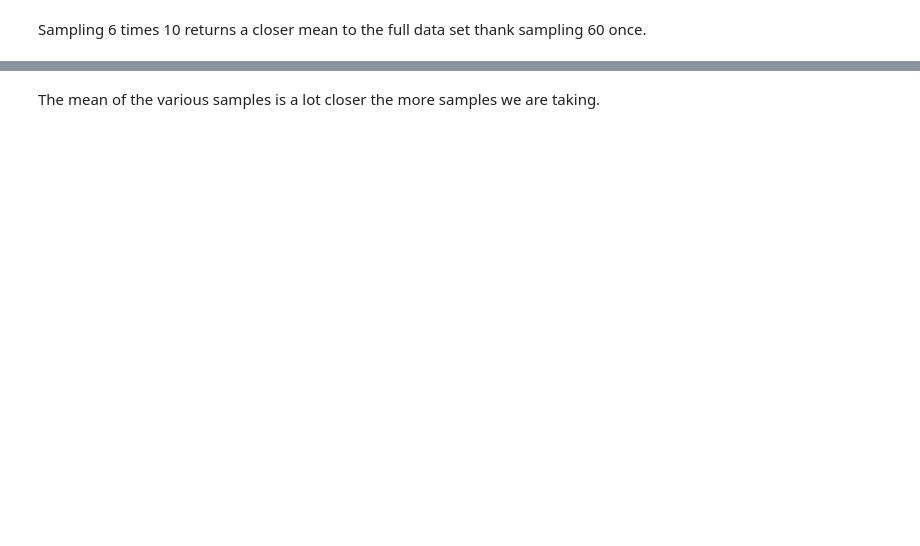
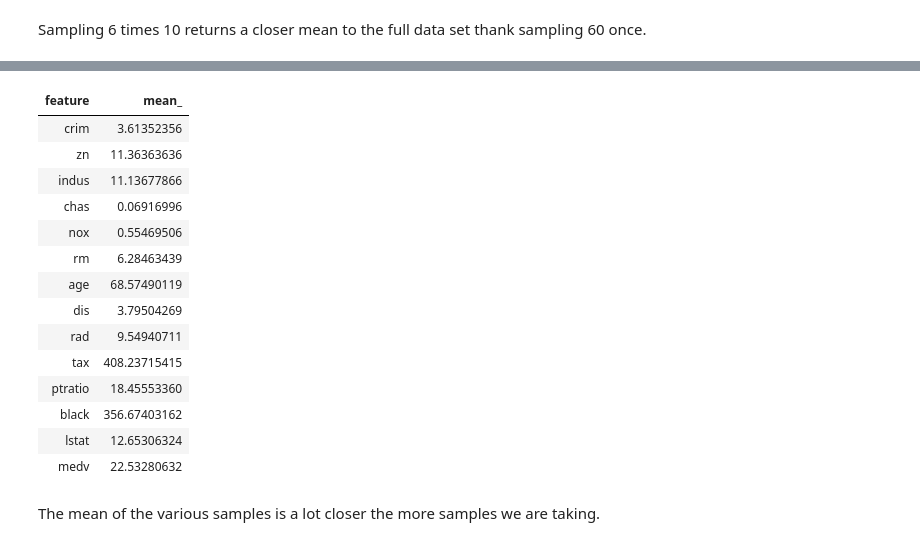
Before and after one commit to cleonadja/Boston-Housing-Data, a Jupyter notebook: ipynb/01-sampling_method.ipynb, the cells around one changed output, grey strips where cells are left out. Cells and saved outputs as stored; diff of their text form; code cells hidden in the pictures; blank space fills up the shorter version.

```diff
--- a/ipynb/01-sampling_method.ipynb
+++ b/ipynb/01-sampling_method.ipynb
@@ -75,2 +190,22 @@ for (i in 1:49) {
+# %%
+sum_vals = data.frame(feature=colnames(boston_features))
+sum_vals['mean_'] = sapply(boston_features, mean)
+sum_vals
+# %% [output]
+| feature | mean_ |
+| crim | 3.61352356 |
+| zn | 11.36363636 |
+| indus | 11.13677866 |
+| chas | 0.06916996 |
+| nox | 0.55469506 |
+| rm | 6.28463439 |
+| age | 68.57490119 |
+| dis | 3.79504269 |
+| rad | 9.54940711 |
+| tax | 408.23715415 |
+| ptratio | 18.45553360 |
+| black | 356.67403162 |
+| lstat | 12.65306324 |
+| medv | 22.53280632 |
 # %% [markdown]
 The mean of the various samples is a lot closer the more samples we are taking.
```
Also changed, not shown: parts of 19 cells of this notebook, 3 other files.
